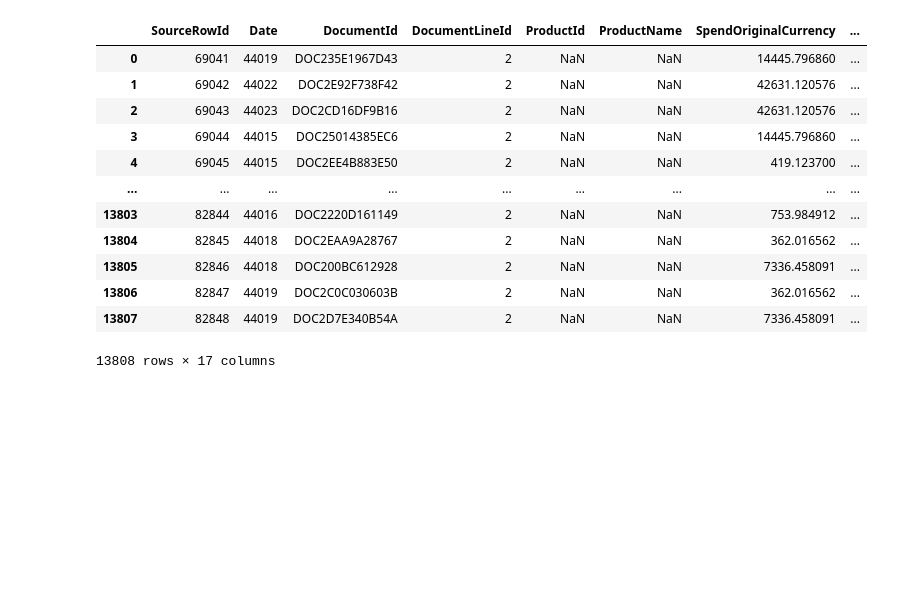
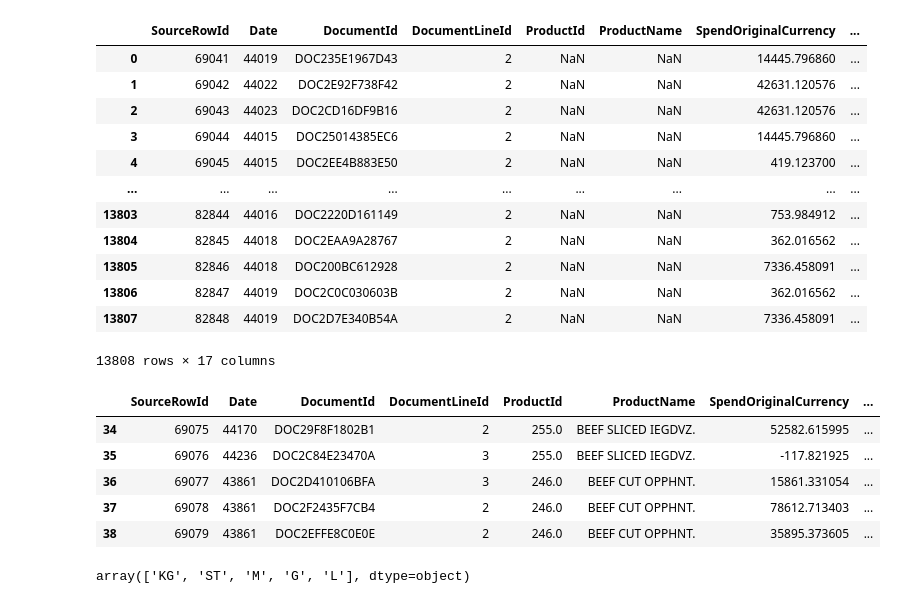
Before and after one commit to jagger-en/team-cyber-cat, a Jupyter notebook: data_analysis.ipynb, the cells around one changed output. Drawn from its saved outputs; the diff is of its cells as text; code cells hidden in the pictures; blank space fills up the shorter version.

```diff
--- a/data_analysis.ipynb
+++ b/data_analysis.ipynb
@@ -52,3 +97,18 @@ df_spend_data
 | 13806 | 82847 | 44019 | DOC2C0C030603B | 2 | NaN | NaN | 362.016562 | ... |
 | 13807 | 82848 | 44019 | DOC2D7E340B54A | 2 | NaN | NaN | 7336.458091 | ... |
 13808 rows × 17 columns
+# %%
+df = df_spend_data
+filtered_by__df = df[df['UOM'].notnull()]
+filtered_by__df.head(5)
+# %% [output]
+|  | SourceRowId | Date | DocumentId | DocumentLineId | ProductId | ProductName | SpendOriginalCurrency | ... |
+| 34 | 69075 | 44170 | DOC29F8F1802B1 | 2 | 255.0 | BEEF SLICED IEGDVZ. | 52582.615995 | ... |
+| 35 | 69076 | 44236 | DOC2C84E23470A | 3 | 255.0 | BEEF SLICED IEGDVZ. | -117.821925 | ... |
+| 36 | 69077 | 43861 | DOC2D410106BFA | 3 | 246.0 | BEEF CUT OPPHNT. | 15861.331054 | ... |
+| 37 | 69078 | 43861 | DOC2F2435F7CB4 | 2 | 246.0 | BEEF CUT OPPHNT. | 78612.713403 | ... |
+| 38 | 69079 | 43861 | DOC2EFFE8C0E0E | 2 | 246.0 | BEEF CUT OPPHNT. | 35895.373605 | ... |
+# %%
+filtered_by__df['UOM'].unique()
+# %% [output]
+array(['KG', 'ST', 'M', 'G', 'L'], dtype=object)
```
Also changed, not shown: parts of 11 cells of this notebook.
